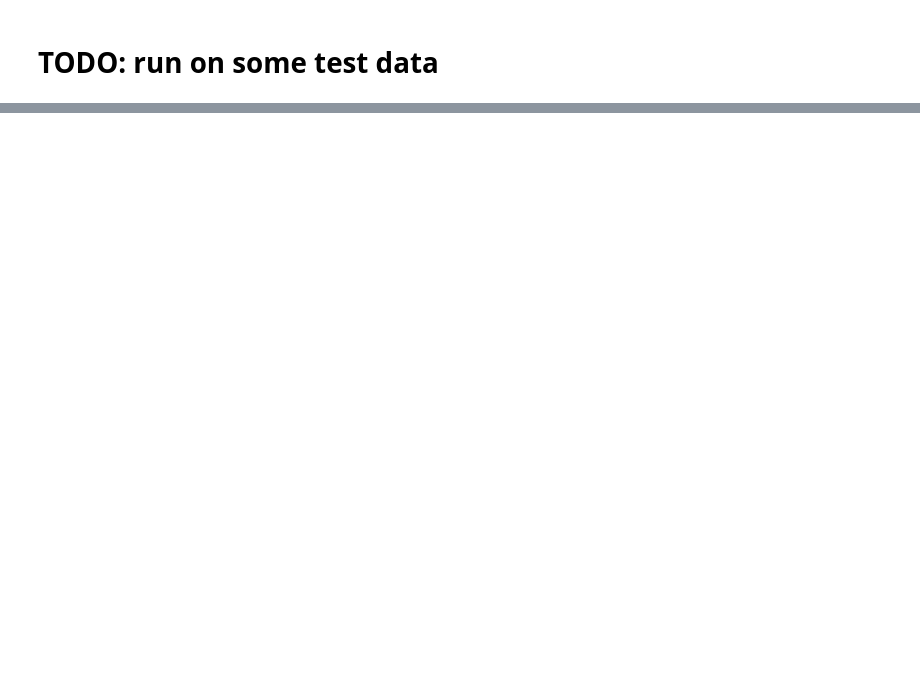
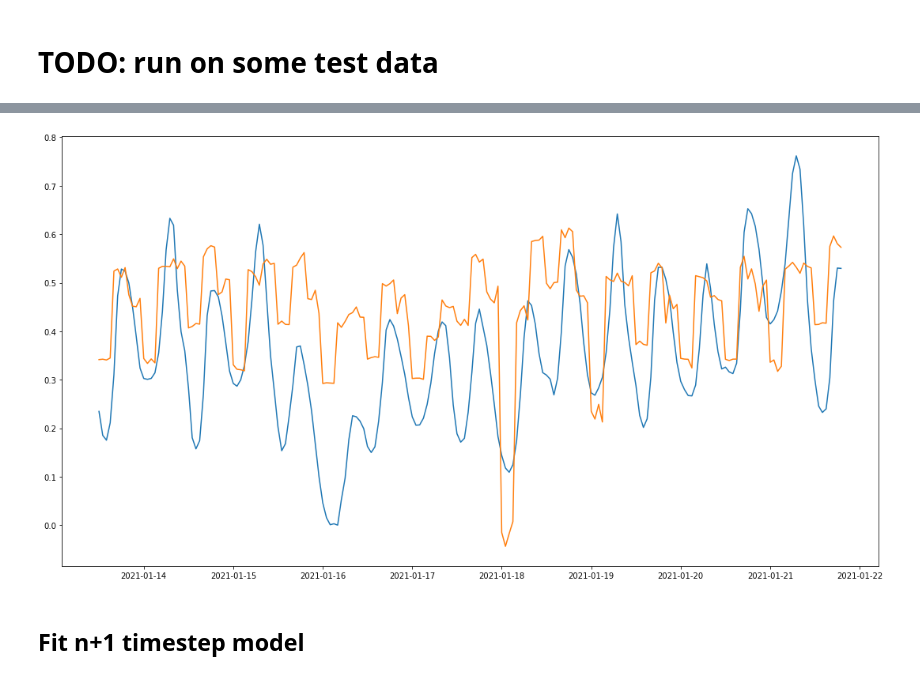
Before and after one commit to bartoszmodelski/mlpw-group, a Jupyter notebook: consumption.ipynb, the cells around one changed output, grey strips where cells are left out. Cells and saved outputs as stored; diff of their text form; code cells hidden in the pictures; blank space fills up the shorter version.

```diff
--- a/consumption.ipynb
+++ b/consumption.ipynb
@@ -242,0 +276,15 @@ GPy.plotting.show(fig, filename='1d_gp')
+# %%
+gp_pred = m.predict(X_decomp_time_features)
+
+start = 300
+end = 500
+
+fig = plt.figure()
+fig.set_size_inches(18.5, 10)
+ax = fig.add_subplot(111)
+_ = ax.plot(x[start:end], y_normalized[start:end])
+_ = ax.plot(x[start:end], gp_pred[0][start:end])
+# %% [output]
+[figure, added]
+# %% [markdown]
+## Fit n+1 timestep model
```
Also changed, not shown: parts of 11 cells of this notebook.
